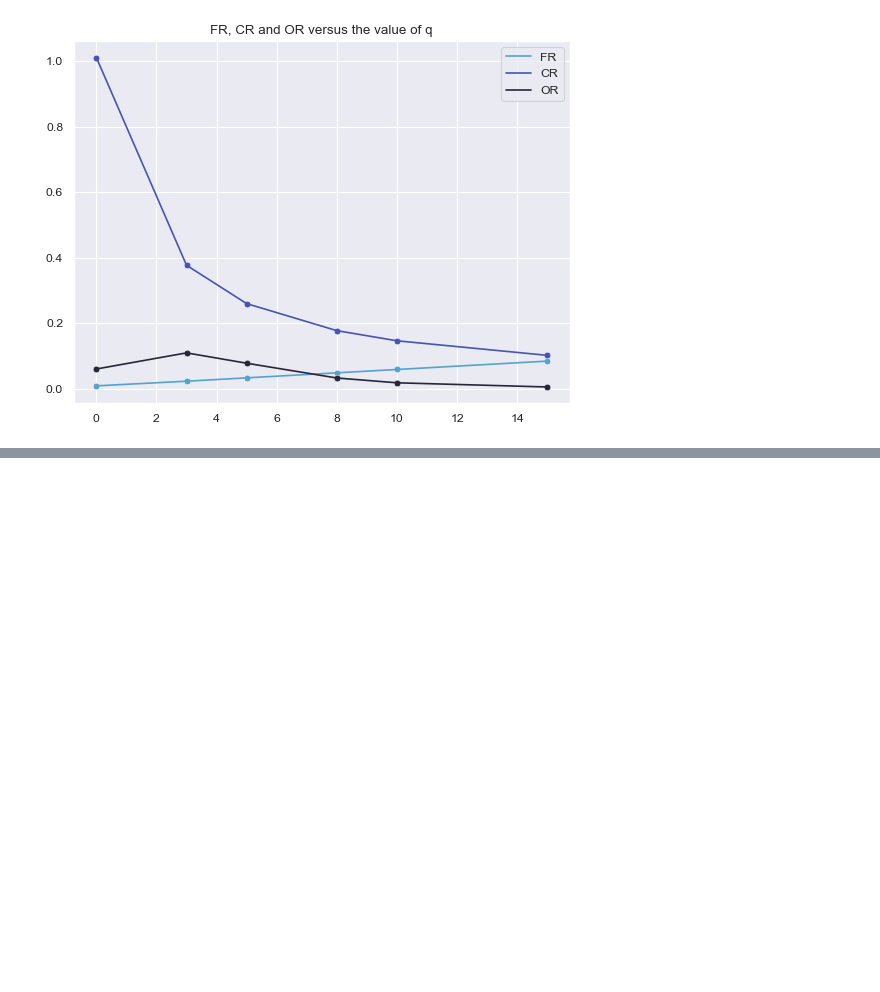
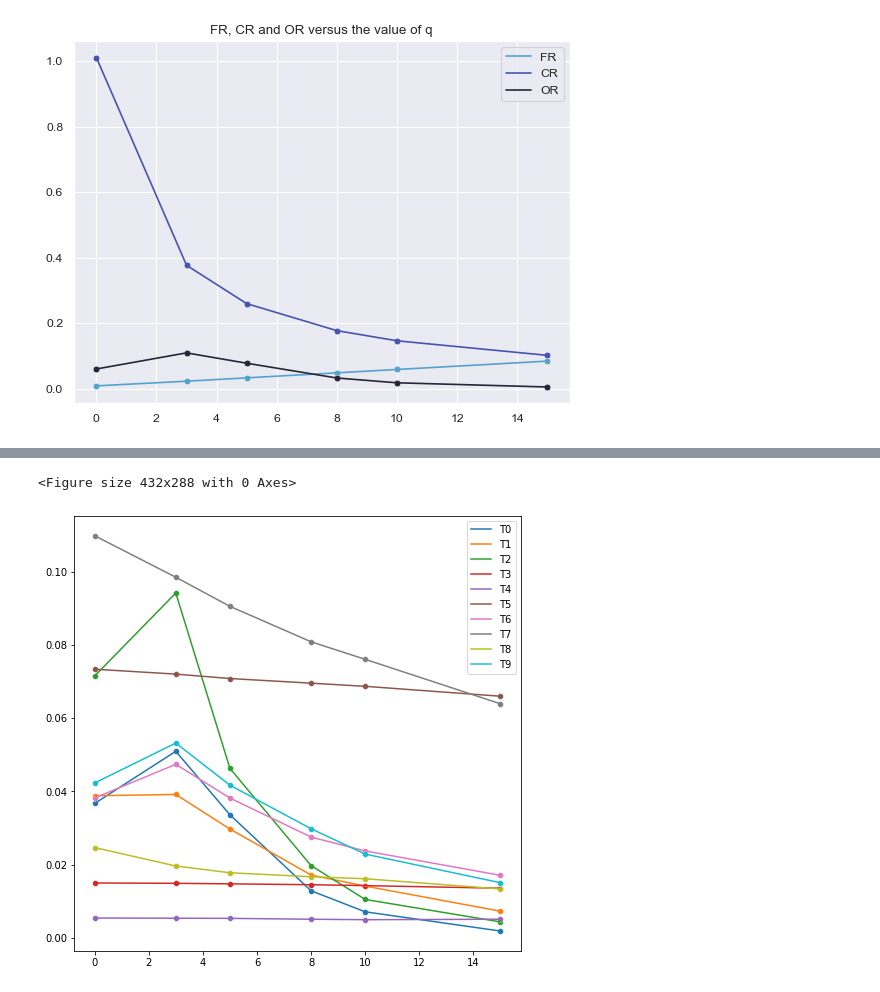
Before and after one commit to pcgvs/pcgvs, a Jupyter notebook: notebooks/6. Video Synopsis on synthetic data.ipynb, the cells around one changed output, grey strips where cells are left out. Cells and saved outputs as stored; diff of their text form; code cells hidden in the pictures; blank space fills up the shorter version.

```diff
--- a/notebooks/6. Video Synopsis on synthetic data.ipynb
+++ b/notebooks/6. Video Synopsis on synthetic data.ipynb
@@ -194,0 +202,24 @@ for i in range(count):
+# %%
+import seaborn as sns
+import matplotlib.pyplot as plt
+
+plt.clf()
+plt.figure(figsize=(8, 8))
+
+Q = [0, 3, 5, 8, 10, 15]
+
+for videotag, videometrics in metricsdictxvideo.items():
+    qOR = [ videometrics[str(q)][2] for q in Q ]
+    sns.lineplot(x=Q, y=qOR, palette=sns.color_palette()[1])
+
+for videotag, videometrics in metricsdictxvideo.items():
+    qOR = [ videometrics[str(q)][2] for q in Q ]
+    sns.scatterplot(x=Q, y=qOR, palette=sns.color_palette()[1])
+
+
+plt.legend(labels=[k for k in metricsdictxvideo])
+plt.savefig("C:\\Users\\Charlemagne\\Desktop\\low_density\\OR_all.jpg", dpi=300)
+plt.show()
+# %% [output]
+<Figure size 432x288 with 0 Axes>
+[figure, added]
```
Also changed, not shown: parts of 6 cells of this notebook, 4 other files.
